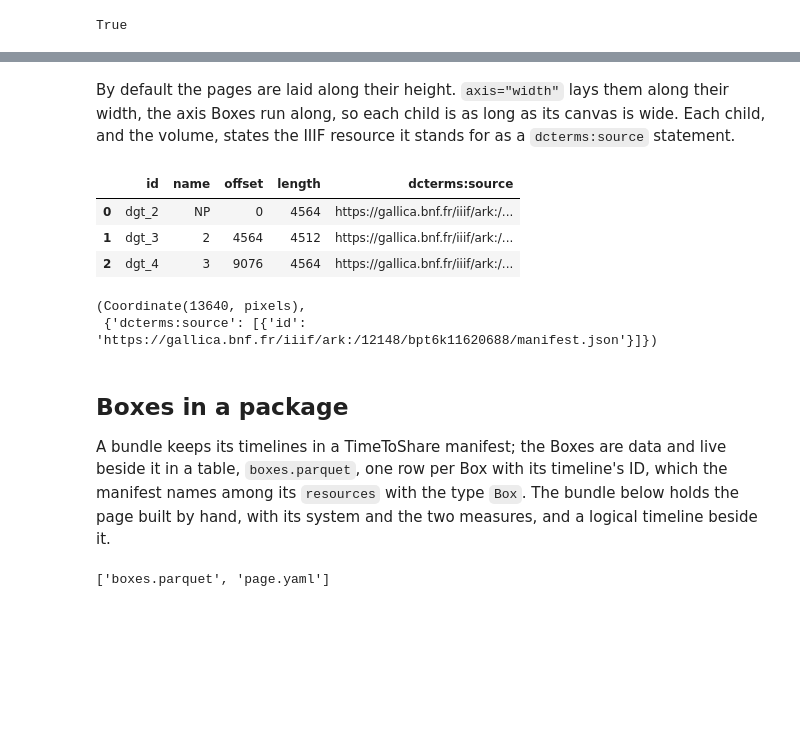
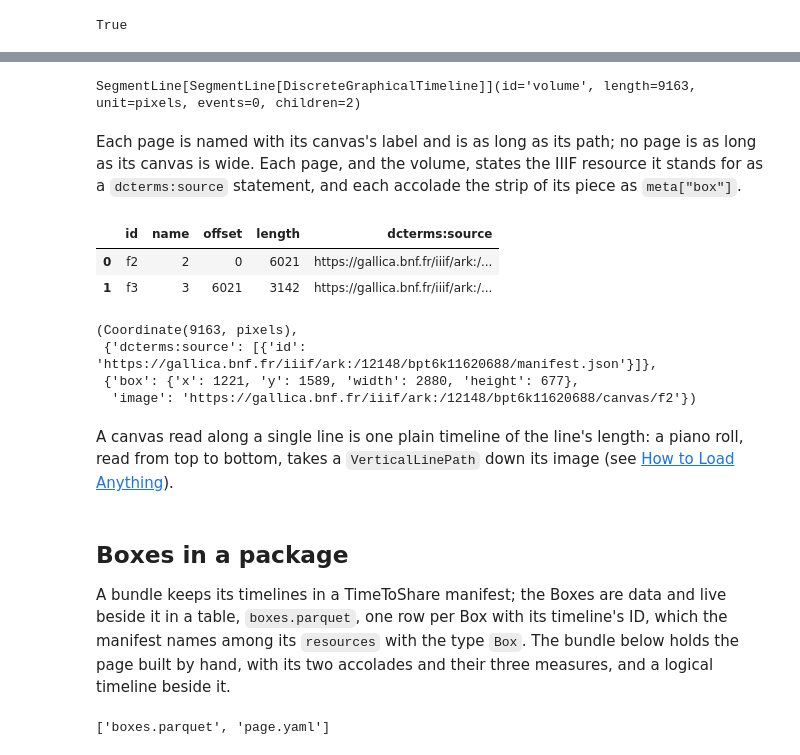
Before and after one commit to TimeToAlign/TimeToAlign, a Jupyter notebook: docs/page/howto/how01_graphical_boxes.ipynb, the cells around one changed output, grey strips where cells are left out. Cells and saved outputs as stored; diff of their text form; code cells hidden in the pictures; blank space fills up the shorter version.

```diff
--- a/docs/page/howto/how01_graphical_boxes.ipynb
+++ b/docs/page/howto/how01_graphical_boxes.ipynb
@@ -544,0 +521,4 @@ box_table(chorale)
+# %%
+dmos = DmosLoader.from_file(FILES / "dmos_pages.json")
+dmos_paths = dmos.create_paths()
+(dmos_paths[1] == path, dmos_paths[2].pieces)
@@ -602,44 +820,50 @@ write(
+# %%
+volume = IIIFManifestLoader.from_file(FILES / "manifest.json").create_timeline(
+    dmos_paths,
+    canvases=[1, 2],
+    uid="volume",
+    page_ids=["f2", "f3"],
+    accolade_ids="p{page}_s{accolade}",
+)
+volume
+# %% [output]
+SegmentLine[SegmentLine[DiscreteGraphicalTimeline]](id='volume', length=9163, unit=pixels, events=0, children=2)
 # %% [markdown]
-By default the pages are laid along their height. `axis="width"` lays
-them along their width, the axis Boxes run along, so each child is as
-long as its canvas is wide. Each child, and the volume, states the IIIF
-resource it stands for as a `dcterms:source` statement.
+Each page is named with its canvas's label and is as long as its path;
+no page is as long as its canvas is wide. Each page, and the volume,
+states the IIIF resource it stands for as a `dcterms:source` statement,
+and each accolade the strip of its piece as `meta["box"]`.
-# %%
-volume = IIIFManifestLoader.from_file(FILES / "manifest.json").create_timeline(
-    axis="width", canvases="all"
-)
-pd.DataFrame(
-    [
-        {
-            "id": child_id,
-            "name": volume.get_child(child_id).name,
-            "offset": volume.get_child_offset(child_id).value,
-            "length": volume.get_child(child_id).length.value,
-            "dcterms:source": volume.get_child(child_id).statements["dcterms:source"][
-                0
-            ]["id"],
-        }
-        for child_id in volume.list_children()
-    ]
-)
-# %% [output]
-|  | id | name | offset | length | dcterms:source |
-| 0 | dgt_2 | NP | 0 | 4564 | https://gallica.bnf.fr/iiif/ark:/... |
-| 1 | dgt_3 | 2 | 4564 | 4512 | https://gallica.bnf.fr/iiif/ark:/... |
-| 2 | dgt_4 | 3 | 9076 | 4564 | https://gallica.bnf.fr/iiif/ark:/... |
+# %%
+pages = segment_table(volume)
+pages["dcterms:source"] = [
+    volume.get_child(page_id).statements["dcterms:source"][0]["id"]
+    for page_id in pages["id"]
+]
+pages
+# %% [output]
+|  | id | name | offset | length | dcterms:source |
+| 0 | f2 | 2 | 0 | 6021 | https://gallica.bnf.fr/iiif/ark:/... |
+| 1 | f3 | 3 | 6021 | 3142 | https://gallica.bnf.fr/iiif/ark:/... |
 # %%
-(volume.length, volume.statements)
+(volume.length, volume.statements, volume.get_child("f2").get_child("p1_s1").meta)
 # %% [output]
-(Coordinate(13640, pixels),
- {'dcterms:source': [{'id': 'https://gallica.bnf.fr/iiif/ark:/12148/bpt6k11620688/manifest.json'}]})
+(Coordinate(9163, pixels),
+ {'dcterms:source': [{'id': 'https://gallica.bnf.fr/iiif/ark:/12148/bpt6k11620688/manifest.json'}]},
+ {'box': {'x': 1221, 'y': 1589, 'width': 2880, 'height': 677},
+  'image': 'https://gallica.bnf.fr/iiif/ark:/12148/bpt6k11620688/canvas/f2'})
+# %% [markdown]
+A canvas read along a single line is one plain timeline of the line's
+length: a piano roll, read from top to bottom, takes a `VerticalLinePath`
+down its image (see
+[How to Load Anything](how04_load_anything.ipynb)).
 # %% [markdown]
 ## Boxes in a package
 
 A bundle keeps its timelines in a TimeToShare manifest; the Boxes are data
 and live beside it in a table, `boxes.parquet`, one row per Box with its
 timeline's ID, which the manifest names among its `resources` with the
-type `Box`. The bundle below holds the page built by hand, with its
-system and the two measures, and a logical timeline beside it.
+type `Box`. The bundle below holds the page built by hand, with its two
+accolades and their three measures, and a logical timeline beside it.
 # %%
 score = ContinuousLogicalTimeline(length=Fraction(8), uid="score", name="Score")
 bundle = AlignmentBundle(name="Page and score")
```
Also changed, not shown: parts of 79 cells of this notebook, 11 other files.
